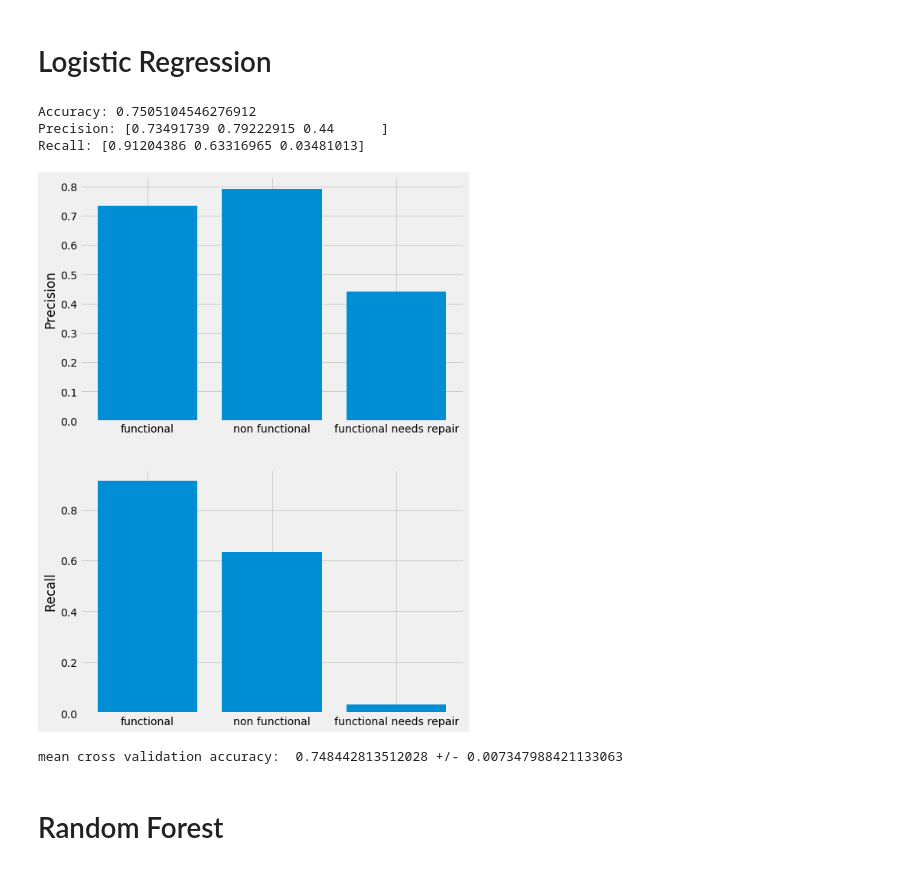
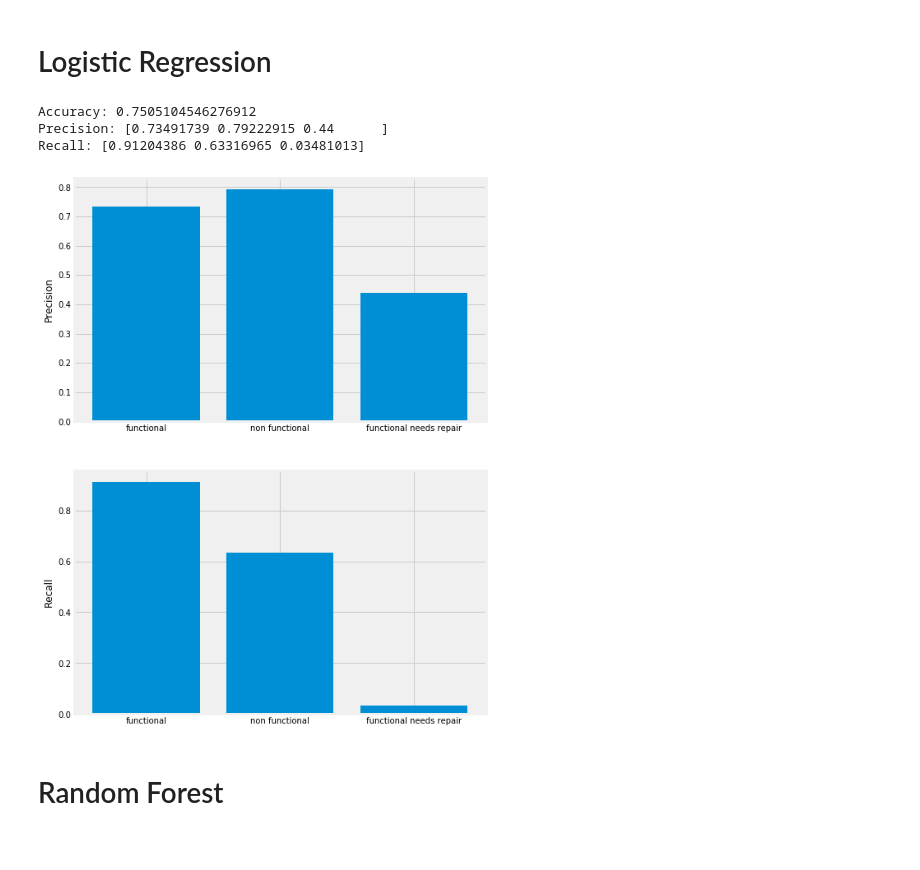
Before and after one commit to eejwa/Pump_it_up, a Jupyter notebook: Classification_Broken_Pump.ipynb, the cells around one changed output. Cells and saved outputs as stored; diff of their text form; code cells hidden in the pictures.

```diff
--- a/Classification_Broken_Pump.ipynb
+++ b/Classification_Broken_Pump.ipynb
@@ -259,6 +241,9 @@ drop_attribs = ['id', 'amount_tsh', 'date_recorded', 'funder', 'gps_height',
 
 # numerical properties to be scaled
 num_attribs = ['population','construction_year']
+
+# drop attributes
+df_train.drop(drop_attribs, axis=1, inplace=True)
 
 # Create pipelines
 num_pipeline = Pipeline([
@@ -385,15 +370,15 @@ source_river 0.9743810646253508
 # %%
 from sklearn.linear_model import LogisticRegression
 
+# setting cross_val to false to save time
 log_reg = LogisticRegression(C=20,max_iter=1000)
 
-test_classifier(log_reg, train=df_prepared, labels=df_labels)
+test_classifier(log_reg, train=df_prepared, labels=df_labels, cross_val=False)
 # %% [output]
 Accuracy: 0.7505104546276912
 Precision: [0.73491739 0.79222915 0.44      ]
 Recall: [0.91204386 0.63316965 0.03481013]
-[figure, old version]
+[figure, new version]
-mean cross validation accuracy:  0.748442813512028 +/- 0.007347988421133063
 # %% [markdown]
 # Random Forest
 # %%
```
Also changed, not shown: parts of 22 cells of this notebook.
